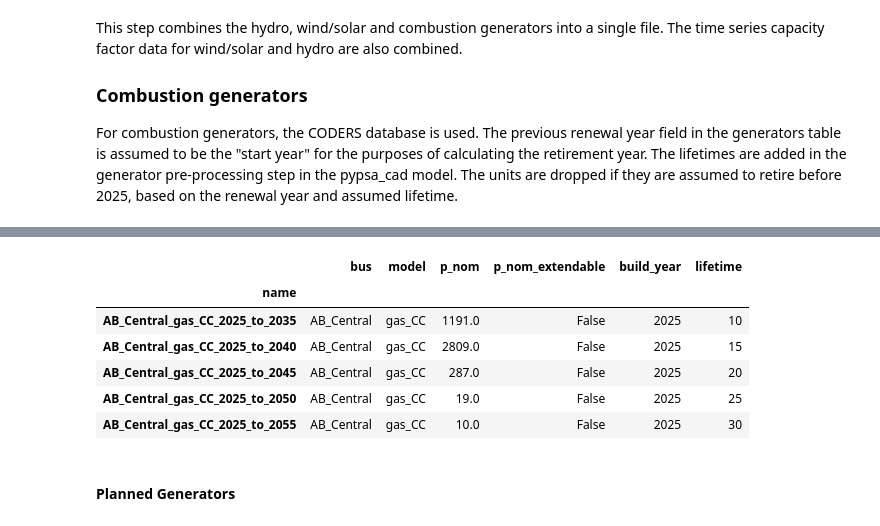
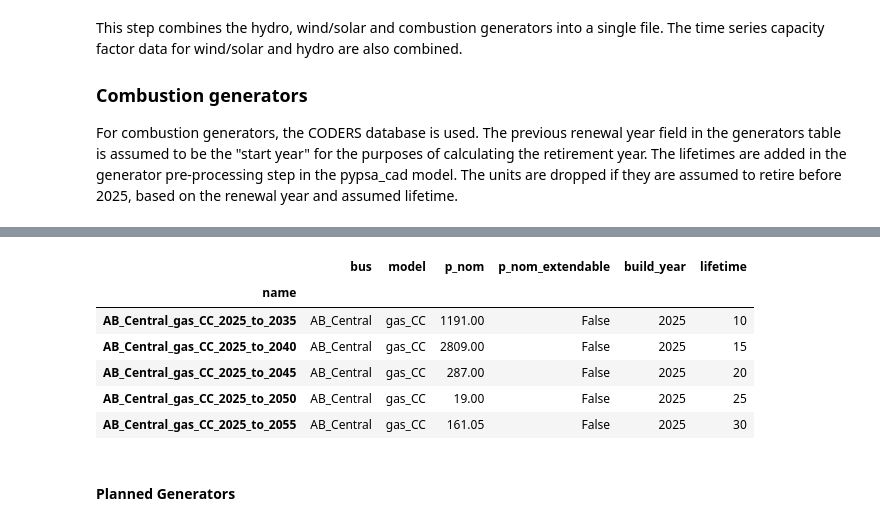
Before and after one commit to NRCan/pypsa-canada-national, a Jupyter notebook: 4 - Create Model.ipynb, the cells around one changed output, grey strips where cells are left out. Cells and saved outputs as stored; diff of their text form; code cells hidden in the pictures.

```diff
--- a/4 - Create Model.ipynb
+++ b/4 - Create Model.ipynb
@@ -118,38 +229,40 @@ combustion_gens['retirement_year'] = combustion_gens['generation_unit_name'].map
 # Round to nearest 5th year
 combustion_gens['retirement_year'] = (5 * np.ceil((combustion_gens['retirement_year']) / 5)).astype(int)
 
 combustion_gens = combustion_gens[combustion_gens['retirement_year'] > REF_YEAR] # Remove generators which retire before model start
 
 # Start year doesn't matter as long as its less than base year
 combustion_gens.loc[(combustion_gens.start_year < REF_YEAR), 'start_year'] = int(REF_YEAR)
+# Retirement year doesn't matter if its greater than 2050
+combustion_gens.loc[(combustion_gens.retirement_year > 2050), 'retirement_year'] = 2055
 
 combustion_gens['p_nom'] = combustion_gens['unit_installed_capacity']
 
 if aggregate_gens:
     combustion_gens = combustion_gens.groupby(['cluster', 'model', 'start_year', 'retirement_year']).sum()['p_nom'].reset_index()
     combustion_gens['name'] = combustion_gens.cluster + '_' + combustion_gens.model + '_' + combustion_gens.start_year.astype(str) + '_to_' + combustion_gens.retirement_year.astype(str)
 else:
     combustion_gens = combustion_gens.groupby(['generation_unit_name', 'cluster', 'model', 'start_year', 'retirement_year']).sum()['p_nom'].reset_index()
     combustion_gens['name'] = combustion_gens.generation_unit_name + '_' + combustion_gens.model + '_' + combustion_gens.start_year.astype(str) + '_to_' + combustion_gens.retirement_year.astype(str)
 
 # Non-extendable for existing generators
 combustion_gens['p_nom_extendable'] = False
 
 # Format generators
 combustion_gens['lifetime'] = combustion_gens['retirement_year'].subtract(combustion_gens['start_year'])
 combustion_gens = combustion_gens.rename(columns={'cluster':'bus', 'start_year':'build_year'})
 combustion_gens = combustion_gens.set_index('name',drop=True)
 combustion_gens = combustion_gens[['bus', 'model', 'p_nom', 'p_nom_extendable', 'build_year', 'lifetime']]
 
 combustion_gens.head()
 # %% [output]
 |  | bus | model | p_nom | p_nom_extendable | build_year | lifetime |
 | name |  |  |  |  |  |  |
-| AB_Central_gas_CC_2025_to_2035 | AB_Central | gas_CC | 1191.0 | False | 2025 | 10 |
-| AB_Central_gas_CC_2025_to_2040 | AB_Central | gas_CC | 2809.0 | False | 2025 | 15 |
-| AB_Central_gas_CC_2025_to_2045 | AB_Central | gas_CC | 287.0 | False | 2025 | 20 |
-| AB_Central_gas_CC_2025_to_2050 | AB_Central | gas_CC | 19.0 | False | 2025 | 25 |
-| AB_Central_gas_CC_2025_to_2055 | AB_Central | gas_CC | 10.0 | False | 2025 | 30 |
+| AB_Central_gas_CC_2025_to_2035 | AB_Central | gas_CC | 1191.00 | False | 2025 | 10 |
+| AB_Central_gas_CC_2025_to_2040 | AB_Central | gas_CC | 2809.00 | False | 2025 | 15 |
+| AB_Central_gas_CC_2025_to_2045 | AB_Central | gas_CC | 287.00 | False | 2025 | 20 |
+| AB_Central_gas_CC_2025_to_2050 | AB_Central | gas_CC | 19.00 | False | 2025 | 25 |
+| AB_Central_gas_CC_2025_to_2055 | AB_Central | gas_CC | 161.05 | False | 2025 | 30 |
 # %% [markdown]
 #### Planned Generators
 # %%
```
Also changed, not shown: parts of 6 cells of this notebook.
